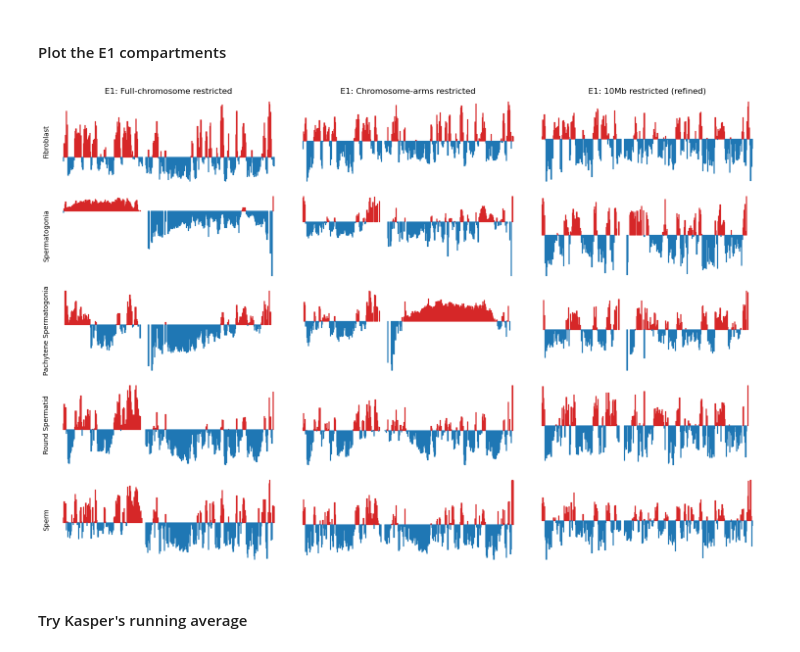
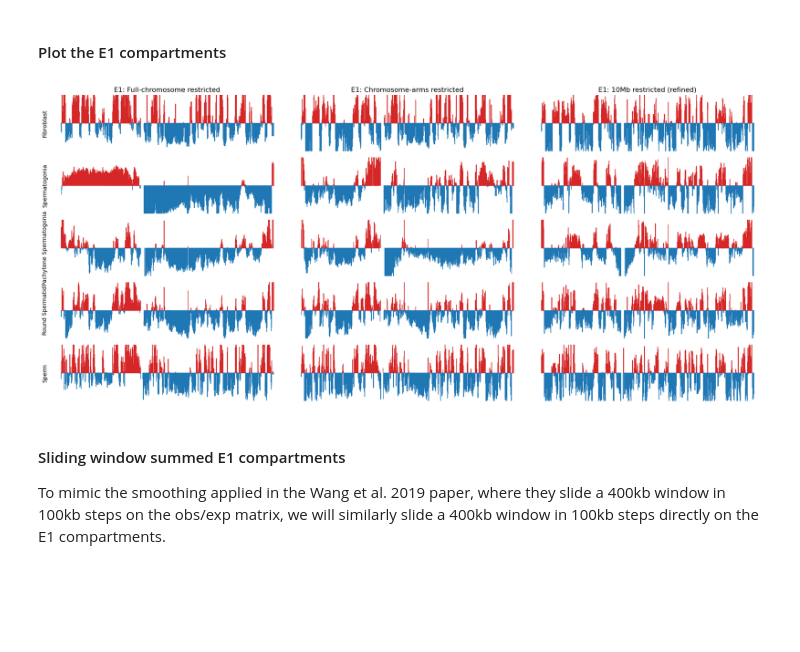
Before and after one commit to munch-group/hic-spermatogenesis, a Jupyter notebook: notebooks/03_compartments.ipynb, the cells around one changed output. Drawn from its saved outputs; the diff is of its cells as text; code cells hidden in the pictures; blank space fills up the shorter version.

```diff
--- a/notebooks/03_compartments.ipynb
+++ b/notebooks/03_compartments.ipynb
@@ -338,14 +338,15 @@ import os
 
 bins = clr.bins()[:]
 rheMac10 = bioframe.load_fasta('../data/links/ucsc_ref/rheMac10.fa')
-if not os.path.exists('rheMac10_gc_cov_500kb.tsv'):
+gc_cov_csv = '../steps/rheMac10_gc_cov_500kb.tsv'
+if not os.path.exists(gc_cov_csv):
     print('Calculate the fraction of GC basepairs for each bin')
     gc_cov = bioframe.frac_gc(bins[['chrom', 'start', 'end']], rheMac10)
-    gc_cov.to_csv('rheMac10_gc_cov_500kb.tsv', index=False,sep='\t')
+    gc_cov.to_csv(gc_cov_csv, index=False, sep='\t')
     display(gc_cov)
 else:
     print("Already exists, just read from file:")
-    gc_cov = pd.read_csv("rheMac10_gc_cov_500kb.tsv", sep='\t')
+    gc_cov = pd.read_csv(gc_cov_csv, sep='\t')
     display(gc_cov)
 # %% [output]
 Already exists, just read from file:
@@ -609,9 +613,10 @@ Do this with any of the clrs - it just needs the bins positions.
 
 import bioframe
 import pandas as pd
+import os.path as op
 
 bins = clrs['fibroblast'].bins().fetch('chrX')[:]
-out_name = 'rheMac10_gc_cov_X_500kb.tsv'
+out_name = '../steps/rheMac10_gc_cov_X_500kb.tsv'
 
 rheMac10 = bioframe.load_fasta('../data/links/ucsc_ref/rheMac10.fa')
 if not op.exists(out_name):
@@ -646,5 +651,11 @@ Loop: view_df, cis_eigs, e1_values
 # %%
 import matplotlib.pyplot as plt
 
-plt.plot(gc_cov['start'],gc_cov['GC'])
+f, ax = plt.subplots(
+    figsize=(10, 2),
+)
+
+ax.plot(gc_cov['start'],gc_cov['GC'])
+
+plt.tight_layout()
 # %% [output]
@@ -831,10 +824,10 @@ for i, (name, track) in enumerate(eigs.items()):
 
     # Layout
     ax[i].set_title(name)
-    xticks = np.arange(0, len(e1), step=75)
+    xticks = np.linspace(0, len(e1), num=5)
     xticks = np.append(xticks, median_pos)  # Add median position to xticks
     ax[i].set_xticks(xticks)
-    xticklabels = np.arange(0, len(e1) * 0.5, step=35).tolist()
+    xticklabels = np.linspace(0, len(e1) * 0.5, num=5, dtype = 'int').tolist()
     xticklabels.append(median_pos*0.5)  # Add median label
     ax[i].set_xticklabels(xticklabels, rotation=45)
     ax[i].set_xlabel('Position (Mbp)')
@@ -859,12 +852,14 @@ names_abbr = {'fibroblast': 'Fibroblast', 'spermatogonia': 'Spermatogonia', 'pac
 chrom_start = e1_track['start'].values
 chrom_end = e1_track['end'].values-1
 
-f, axs = plt.subplots(5, 3, figsize=(15, 10), sharex=True)
+f, axs = plt.subplots(5, 3, figsize=(18, 8), sharex=True, sharey=True)
 
 # Populate the first column
 axs[0,0].set_title('E1: Full-chromosome restricted')
 for i, (name, e1) in enumerate(e1_values_full.items()):
     ax = axs[i,0]
+    ax.set_ylabel(names_abbr[name])
+
     #ax.set_title(name)
 
     # Create stairs
@@ -877,11 +872,6 @@ for i, (name, e1) in enumerate(e1_values_full.items()):
 
     ax.fill_between(x, y, 0, where=(y > 0), color='tab:red')
     ax.fill_between(x, y, 0, where=(y < 0), color='tab:blue')
-
-    ax.set_xticks([])
-    ax.set_yticks([])
-    ax.set_ylabel(names_abbr[name])
-    ax.spines[:].set_visible(False)
 
 # Populate the second column
 axs[0,1].set_title('E1: Chromosome-arms restricted')
@@ -895,40 +885,38 @@ for i, (name, e1) in enumerate(e1_values.items()):
     x[0::2] = chrom_start
     x[1::2] = chrom_end
     y[0::2] = e1
     y[1::2] = e1
 
     ax.fill_between(x, y, 0, where=(y > 0), color='tab:red')
     ax.fill_between(x, y, 0, where=(y < 0), color='tab:blue')
 
-    ax.set_xticks([])
-    ax.set_yticks([])
-    #ax.set_ylabel(names_abbr[name])
-    ax.spines[:].set_visible(False)
-
 # Populate the third column
 axs[0,2].set_title('E1: 10Mb restricted (refined)')
 for i, (name, e1) in enumerate(e1_values_10mb.items()):
     ax = axs[i,2]
     #ax.set_title(name)
 
     # Create stairs
     x = np.zeros(2*chrom_start.size)
     y = np.zeros(2*chrom_start.size)
     x[0::2] = chrom_start
     x[1::2] = chrom_end
     y[0::2] = e1
     y[1::2] = e1
 
     ax.fill_between(x, y, 0, where=(y > 0), color='tab:red')
     ax.fill_between(x, y, 0, where=(y < 0), color='tab:blue')
 
+
+
+# Set y-limits for all subplots
+for ax in axs.flat:
+    ax.set_ylim(-0.8, 0.8)
+    ax.spines[:].set_visible(False)
     ax.set_xticks([])
     ax.set_yticks([])
-    #ax.set_ylabel(names_abbr[name])
-    ax.spines[:].set_visible(False)
 
 plt.tight_layout()
+plt.savefig('../steps/e1_plot_full.svg', bbox_inches='tight')
 # %% [output]
-[figure, old version]
+[figure, new version]
-# %% [markdown]
-#### Try Kasper's running average
@@ -935,2 +989,6 @@ plt.tight_layout()
+# %% [markdown]
+#### Sliding window summed E1 compartments
+
+To mimic the smoothing applied in the Wang et al. 2019 paper, where they slide a 400kb window in 100kb steps on the obs/exp matrix, we will similarly slide a 400kb window in 100kb steps directly on the E1 compartments.
 # %%
 #| label: e1-fullmerged-all-500kb-running-avg
```
Also changed, not shown: parts of 35 cells of this notebook, 1 other file.
